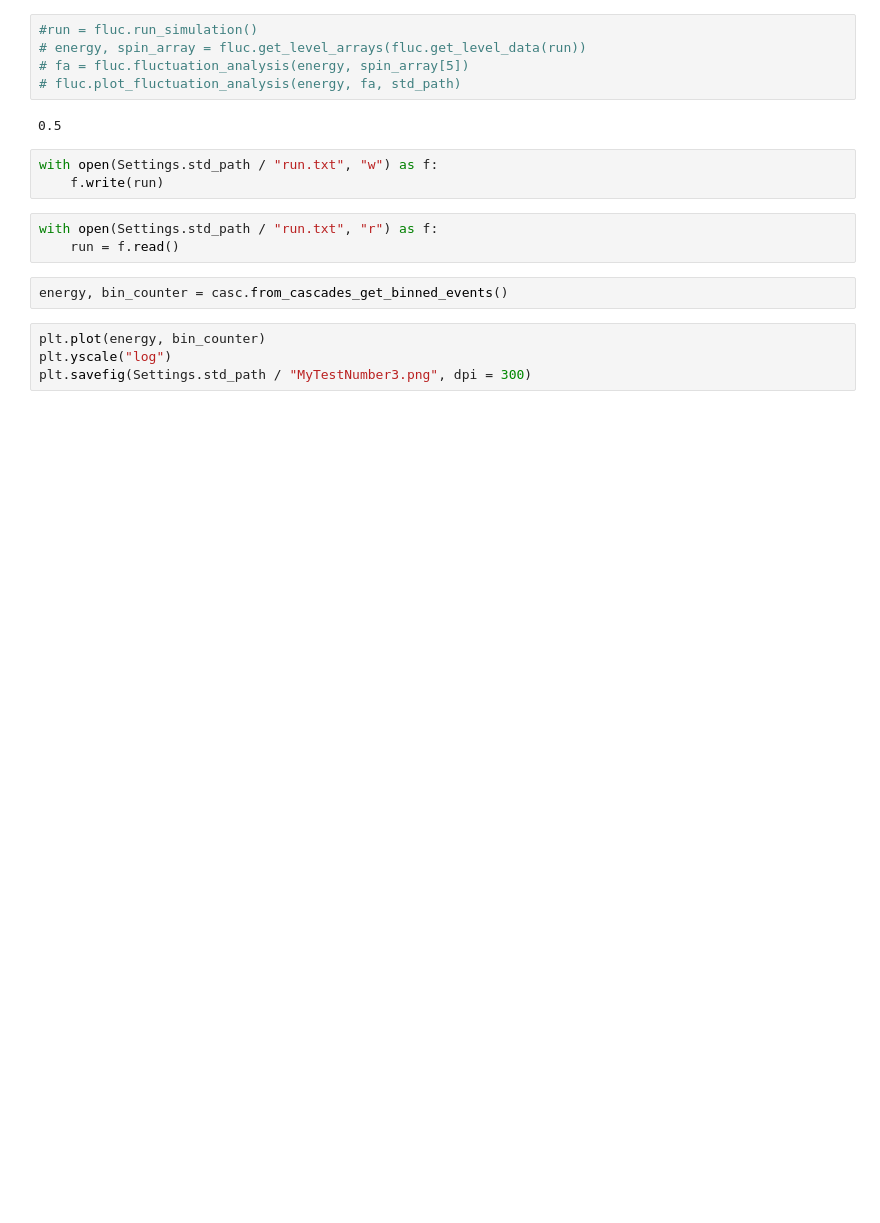
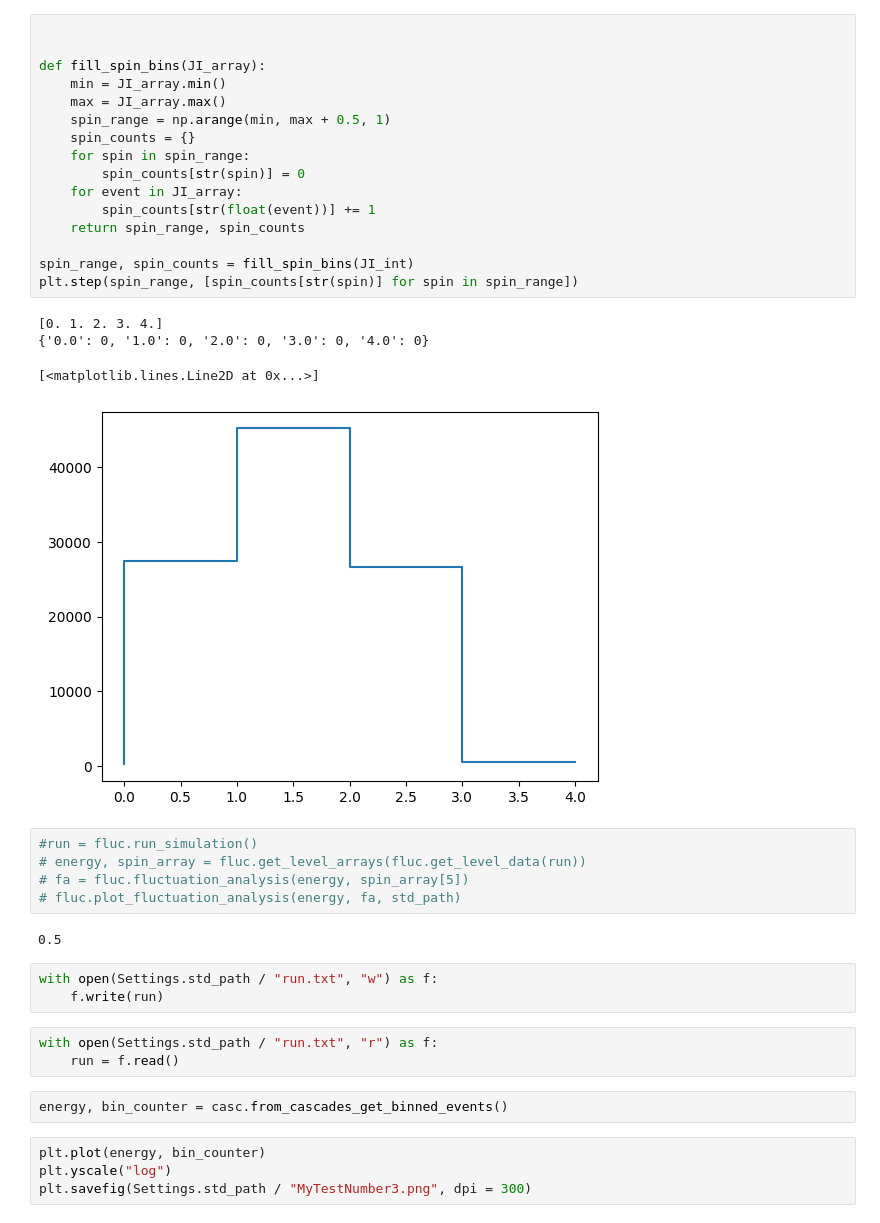
Before and after one commit to CauchyApprentice/Fluctuation-Analysis, a Jupyter notebook: main.ipynb, the cells around one changed output. Drawn from its saved outputs; the diff is of its cells as text; blank space fills up the shorter version.

```diff
--- a/main.ipynb
+++ b/main.ipynb
@@ -13,3 +94,24 @@ from Settings import Settings, Setting
+# %%
+
+
+def fill_spin_bins(JI_array):
+    min = JI_array.min()
+    max = JI_array.max()
+    spin_range = np.arange(min, max + 0.5, 1)
+    spin_counts = {}
+    for spin in spin_range:
+        spin_counts[str(spin)] = 0
+    for event in JI_array:
+        spin_counts[str(float(event))] += 1
+    return spin_range, spin_counts
+
+spin_range, spin_counts = fill_spin_bins(JI_int)
+plt.step(spin_range, [spin_counts[str(spin)] for spin in spin_range])
+# %% [output]
+[0. 1. 2. 3. 4.]
+{'0.0': 0, '1.0': 0, '2.0': 0, '3.0': 0, '4.0': 0}
+[<matplotlib.lines.Line2D at 0x...>]
+[figure, added]
 # %%
 #run = fluc.run_simulation()
 # energy, spin_array = fluc.get_level_arrays(fluc.get_level_data(run))
```
Also changed, not shown: parts of 8 cells of this notebook, 3 other files.
